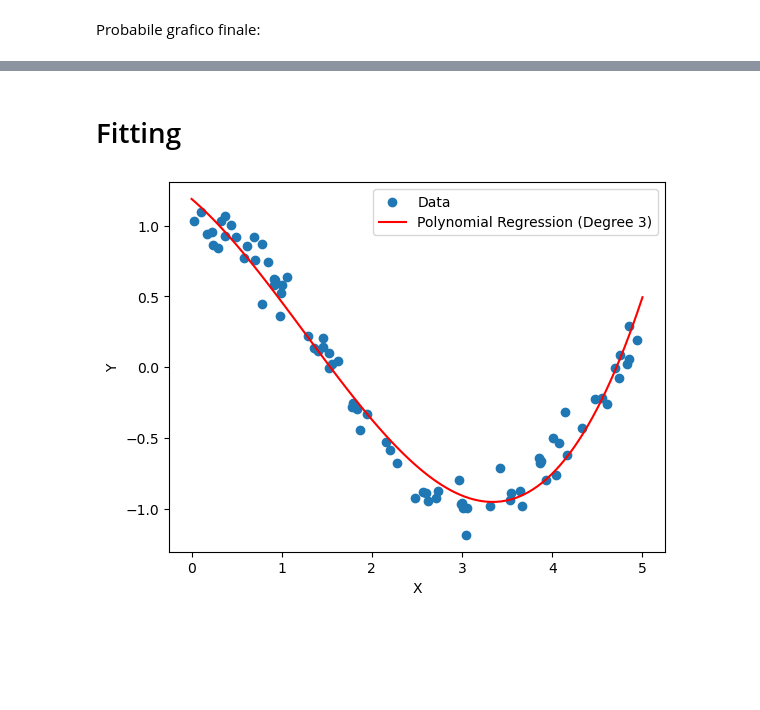
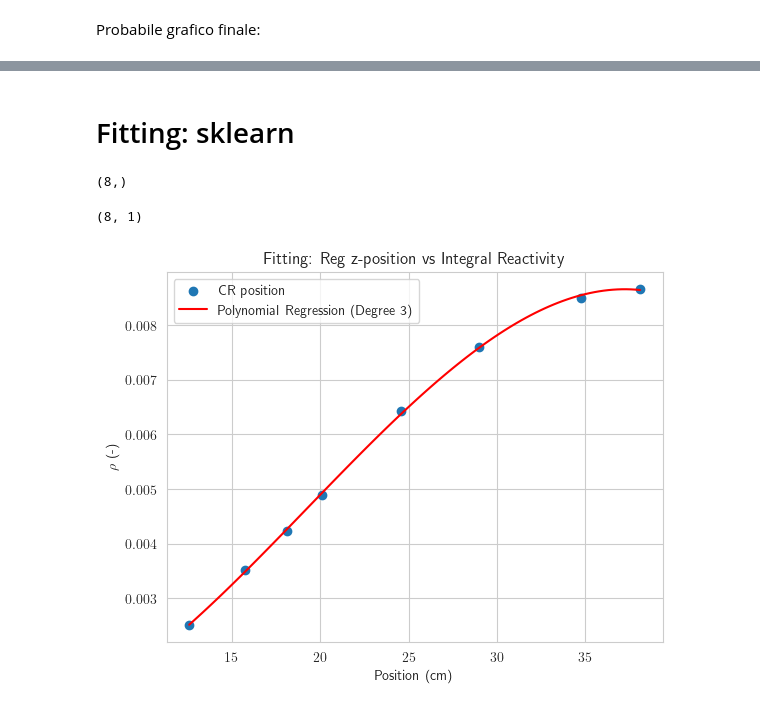
Before and after one commit to 96mat/ENRK, a Jupyter notebook: Report.ipynb, the cells around one changed output, grey strips where cells are left out. Drawn from its saved outputs; the diff is of its cells as text; code cells hidden in the pictures; blank space fills up the shorter version.

Commit message:
sklearn fitting

```diff
--- a/Report.ipynb
+++ b/Report.ipynb
@@ -517,5 +523,5 @@ plt.show()
 # %% [markdown]
-# Fitting
+# Fitting: sklearn
 # %%
 import numpy as np
 import matplotlib.pyplot as plt
@@ -523,29 +529,33 @@ from sklearn.linear_model import LinearRegression
 from sklearn.preprocessing import PolynomialFeatures
 from sklearn.pipeline import make_pipeline
 
-# Generate sample data
-np.random.seed(42)
-x = np.sort(5 * np.random.rand(80))
-y = np.cos(x) + 0.1 * np.random.randn(80)
-
+#Data
+y= dfg["Int. $\rho$"].to_numpy()
+x = dfg["Reg(cm)"].to_numpy()
 # Reshape x for sklearn
-x = x.reshape(-1, 1)
-
-# Try polynomial regression
-degree = 3  # Adjust the degree based on your data
-model = make_pipeline(PolynomialFeatures(degree), LinearRegression())
-model.fit(x, y)
-
-# Generate predictions
-x_pred = np.linspace(0, 5, 100).reshape(-1, 1)
-y_pred = model.predict(x_pred)
-
-# Plot the data and the fitted curve
-plt.scatter(x, y, label='Data')
-plt.plot(x_pred, y_pred, label=f'Polynomial Regression (Degree {degree})', color='red')
-plt.xlabel('X')
-plt.ylabel('Y')
-plt.legend()
-plt.show()
+x = x.reshape(-1,1)
+display(np.shape(y))
+display(np.shape(x))
 # %% [output]
-[figure, removed]
+(8,)
+(8, 1)
+# %%
+# Try polynomial regression
+degree = 3  # Adjust the degree based on your data
+model = make_pipeline(PolynomialFeatures(degree), LinearRegression())
+model.fit(x, y)
+
+# Generate predictions
+x_pred = np.linspace(x[0,0], x[-1,0], 100).reshape(-1, 1)
+y_pred = model.predict(x_pred)
+
+# Plot the data and the fitted curve
+plt.scatter(x, y, label='CR position')
+plt.plot(x_pred, y_pred, label=f'Polynomial Regression (Degree {degree})', color='red')
+plt.xlabel('Position (cm)')
+plt.ylabel(r'$\rho$ (-)')
+plt.title('Fitting: Reg z-position vs Integral Reactivity')
+plt.legend()
+plt.show()
+# %% [output]
+[figure, added]
```
Also changed, not shown: parts of 8 cells of this notebook.
